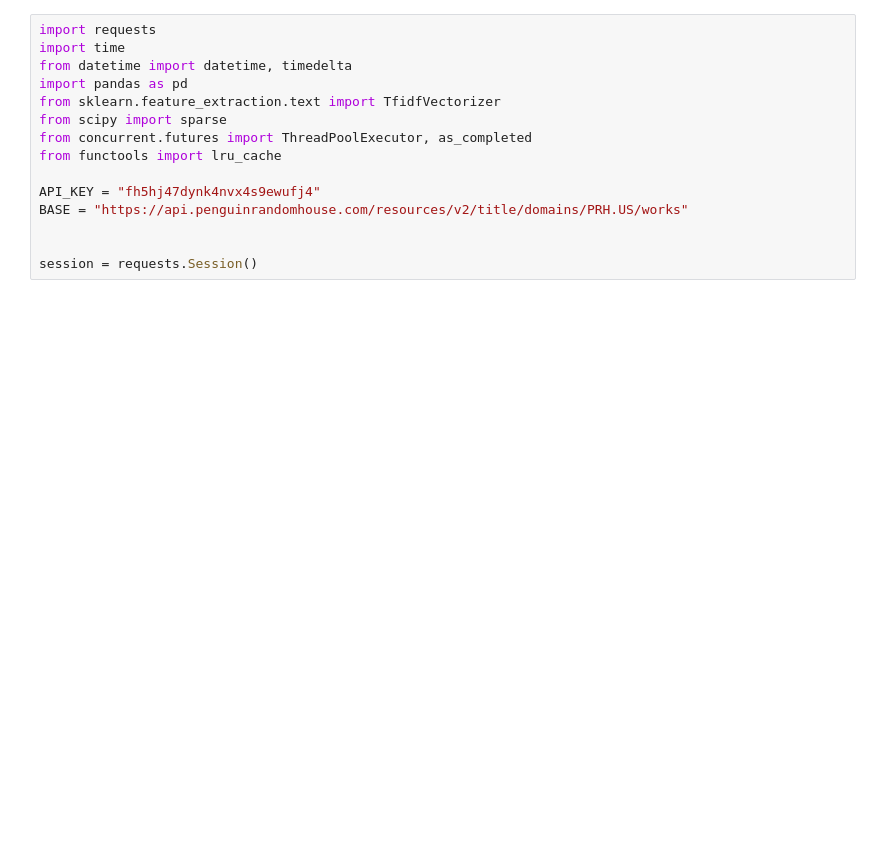
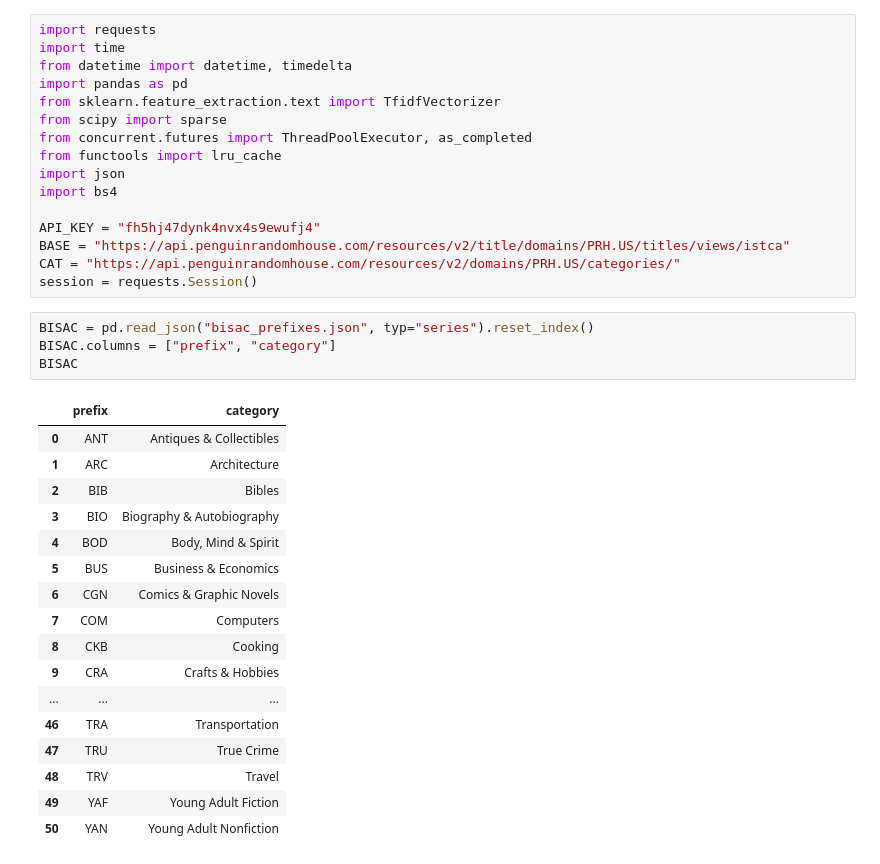
Before and after one commit to kibindy/DMW_Lab2, a Jupyter notebook: LT 8 Lab Report 2.ipynb, the cells around one changed output. Drawn from its saved outputs; the diff is of its cells as text; blank space fills up the shorter version.

```diff
--- a/LT 8 Lab Report 2.ipynb
+++ b/LT 8 Lab Report 2.ipynb
@@ -7,9 +7,32 @@ from sklearn.feature_extraction.text import TfidfVectorizer
 from scipy import sparse
 from concurrent.futures import ThreadPoolExecutor, as_completed
 from functools import lru_cache
+import json
+import bs4
 
 API_KEY = "fh5hj47dynk4nvx4s9ewufj4"
-BASE = "https://api.penguinrandomhouse.com/resources/v2/title/domains/PRH.US/works"
-
-
+BASE = "https://api.penguinrandomhouse.com/resources/v2/title/domains/PRH.US/titles/views/istca"
+CAT = "https://api.penguinrandomhouse.com/resources/v2/domains/PRH.US/categories/"
 session = requests.Session()
+# %%
+BISAC = pd.read_json("bisac_prefixes.json", typ="series").reset_index()
+BISAC.columns = ["prefix", "category"]
+BISAC
+# %% [output]
+|  | prefix | category |
+| 0 | ANT | Antiques & Collectibles |
+| 1 | ARC | Architecture |
+| 2 | BIB | Bibles |
+| 3 | BIO | Biography & Autobiography |
+| 4 | BOD | Body, Mind & Spirit |
+| 5 | BUS | Business & Economics |
+| 6 | CGN | Comics & Graphic Novels |
+| 7 | COM | Computers |
+| 8 | CKB | Cooking |
+| 9 | CRA | Crafts & Hobbies |
+| ... | ... | ... |
+| 46 | TRA | Transportation |
+| 47 | TRU | True Crime |
+| 48 | TRV | Travel |
+| 49 | YAF | Young Adult Fiction |
+| 50 | YAN | Young Adult Nonfiction |
```
Also changed, not shown: parts of 8 cells of this notebook, 2 other files.
